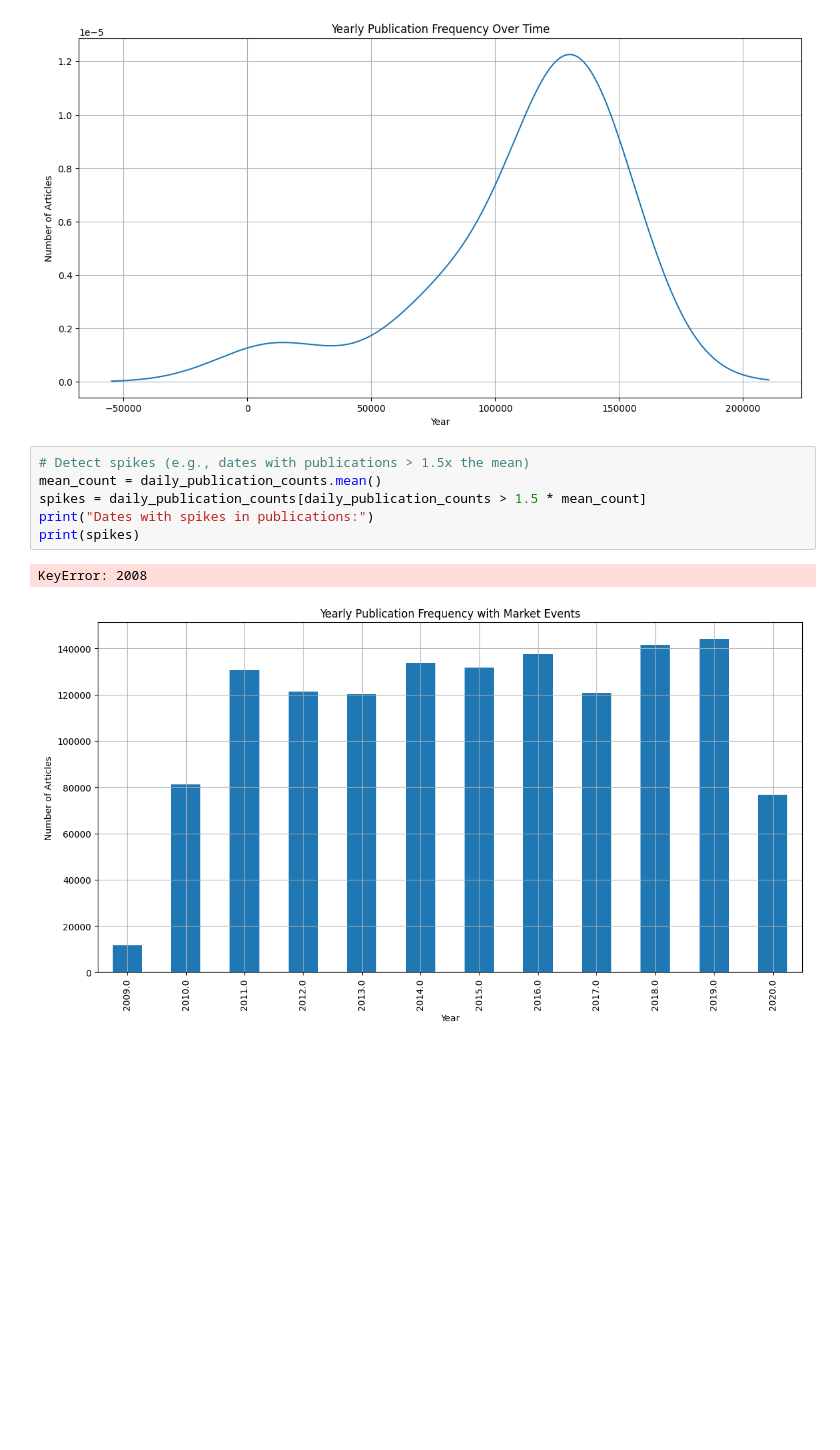
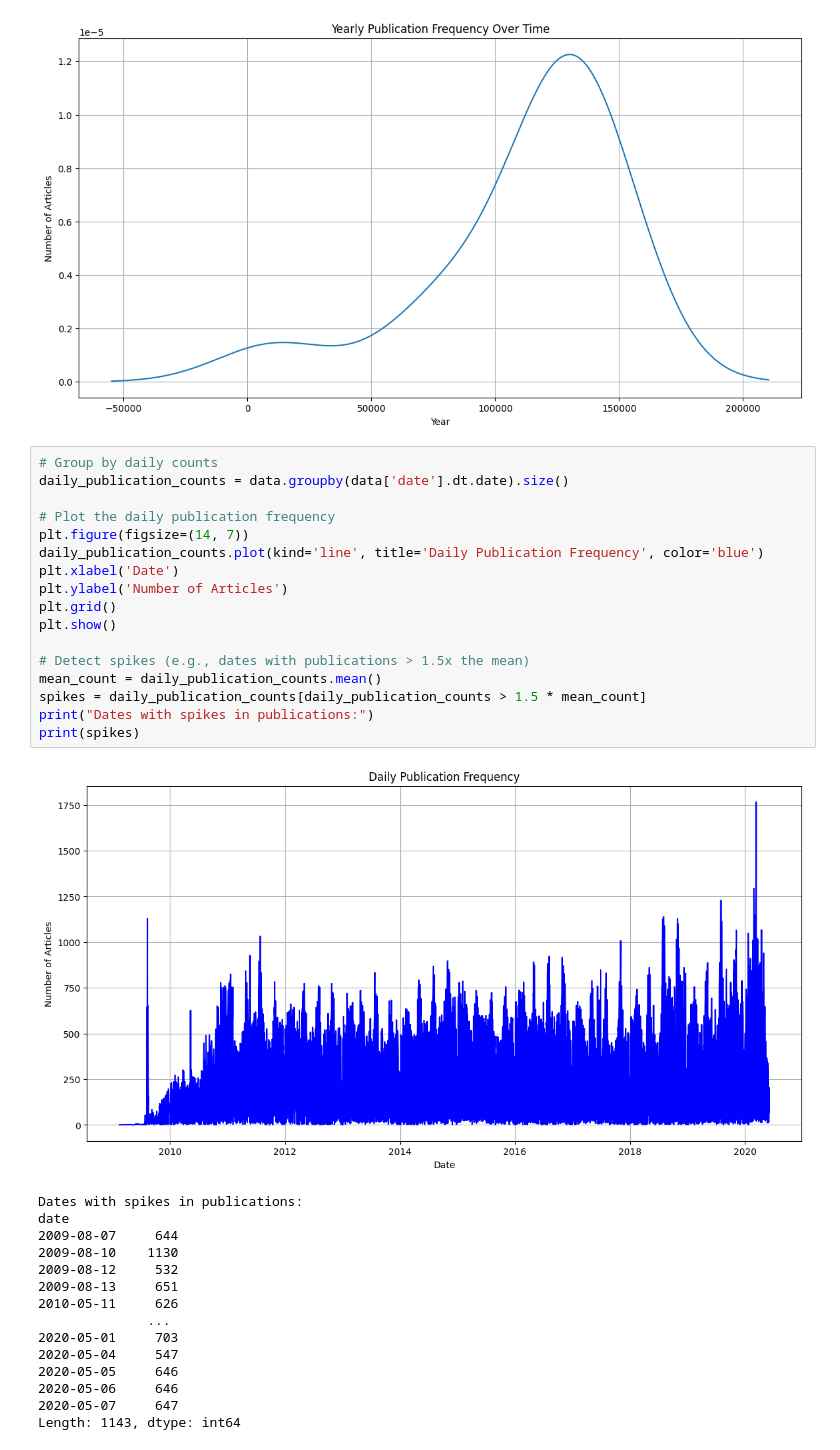
Before and after one commit to helinatefera/10xWeek1, a Jupyter notebook: notebooks/task_1.ipynb, the cells around one changed output. Saved outputs shown, nothing was run; the diff lists cells and outputs as text; blank space fills up the shorter version.

```diff
--- a/notebooks/main.ipynb
+++ b/notebooks/task_1.ipynb
@@ -198,11 +198,35 @@ plt.show()
 # %% [output]
 [figure]
 # %%
+# Group by daily counts
+daily_publication_counts = data.groupby(data['date'].dt.date).size()
+
+# Plot the daily publication frequency
+plt.figure(figsize=(14, 7))
+daily_publication_counts.plot(kind='line', title='Daily Publication Frequency', color='blue')
+plt.xlabel('Date')
+plt.ylabel('Number of Articles')
+plt.grid()
+plt.show()
+
 # Detect spikes (e.g., dates with publications > 1.5x the mean)
 mean_count = daily_publication_counts.mean()
 spikes = daily_publication_counts[daily_publication_counts > 1.5 * mean_count]
 print("Dates with spikes in publications:")
 print(spikes)
 # %% [output]
+[figure, new version]
-KeyError: 2008
+Dates with spikes in publications:
+date
+2009-08-07     644
+2009-08-10    1130
+2009-08-12     532
+2009-08-13     651
+2010-05-11     626
+              ...
+2020-05-01     703
+2020-05-04     547
+2020-05-05     646
+2020-05-06     646
+2020-05-07     647
+Length: 1143, dtype: int64
-[figure, old version]
```
Also changed, not shown: parts of 3 cells of this notebook.
